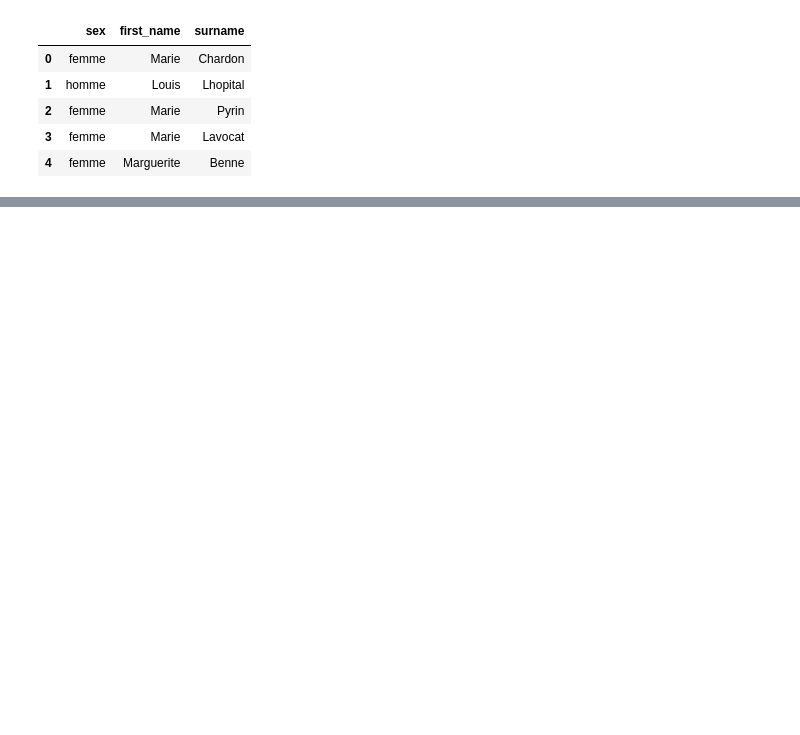
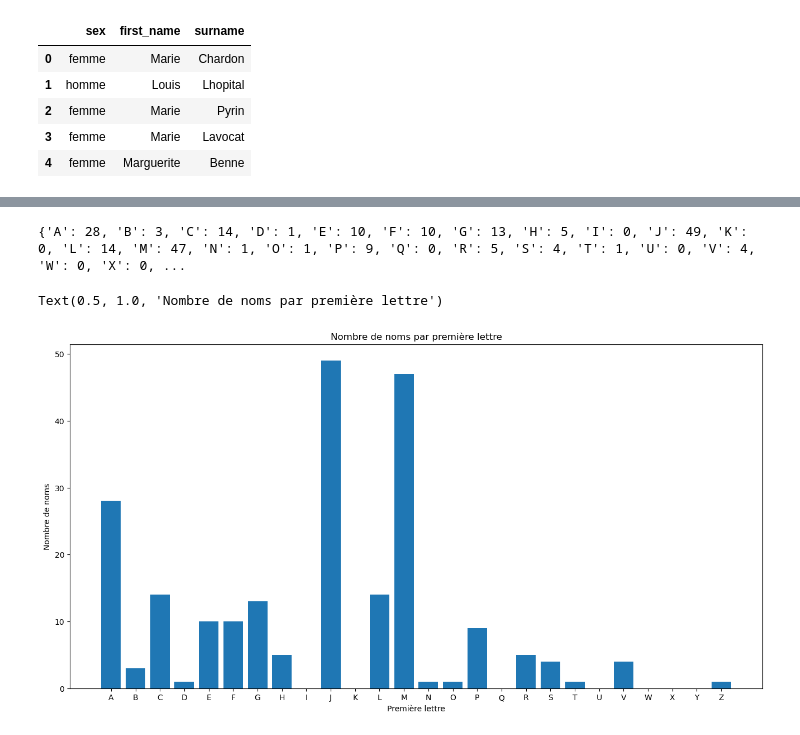
Before and after one commit to ilyeshammouda/NLP_3A_ENSAE, a Jupyter notebook: notebook/data_exploring.ipynb, the cells around one changed output, grey strips where cells are left out. Saved outputs shown, nothing was run; the diff lists cells and outputs as text; code cells hidden in the pictures; blank space fills up the shorter version.

```diff
--- a/notebook/data_exploring.ipynb
+++ b/notebook/data_exploring.ipynb
@@ -72,0 +109,2 @@ plt.show()
+# %%
+data_frame_2_cleaned['sex'] = data_frame_2_cleaned['sex'].replace({0:"homme",1:"femme"})
@@ -72,0 +120,27 @@ plt.show()
+# %%
+alphabets= ['A','B','C','D','E','F','G','H','I','J','K','L','M','N','O','P',
+
+            'Q','R','S','T','U','V','W','X','Y','Z']
+
+startletter_count = {}
+
+for i in alphabets:
+
+    startletter_count[i] = len(data_frame_2_cleaned[data_frame_2_cleaned['first_name'].str.startswith(i)])
+
+print(startletter_count)
+# %% [output]
+{'A': 28, 'B': 3, 'C': 14, 'D': 1, 'E': 10, 'F': 10, 'G': 13, 'H': 5, 'I': 0, 'J': 49, 'K': 0, 'L': 14, 'M': 47, 'N': 1, 'O': 1, 'P': 9, 'Q': 0, 'R': 5, 'S': 4, 'T': 1, 'U': 0, 'V': 4, 'W': 0, 'X': 0, ...
+# %%
+plt.figure(figsize = (16,8))
+
+plt.bar(startletter_count.keys(),startletter_count.values())
+
+plt.xlabel('Première lettre')
+
+plt.ylabel('Nombre de noms')
+
+plt.title('Nombre de noms par première lettre')
+# %% [output]
+Text(0.5, 1.0, 'Nombre de noms par première lettre')
+[figure, added]
```
Also changed, not shown: parts of 21 cells of this notebook.
